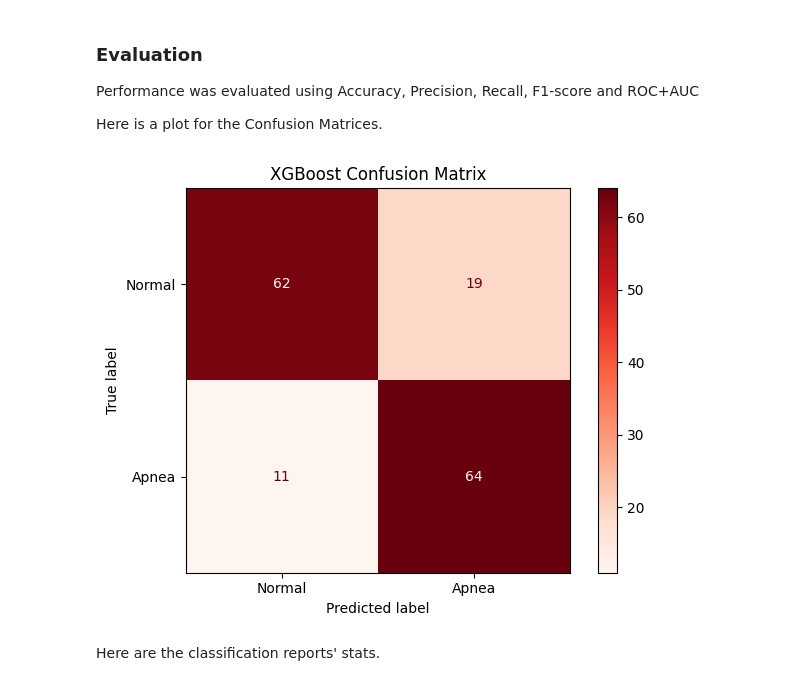
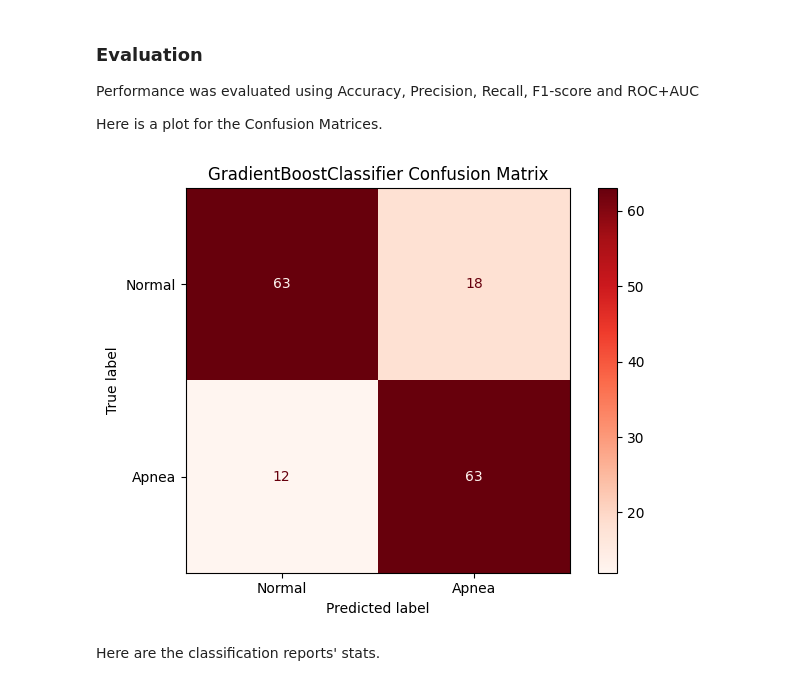
Before and after one commit to tinoseppala/notebooks, a Jupyter notebook: Sleep Apnea Detection/sleep_apnea_detection.ipynb, the cells around one changed output. Cells and saved outputs as stored; diff of their text form; code cells hidden in the pictures.

```diff
--- a/Sleep Apnea Detection/sleep_apnea_detection.ipynb
+++ b/Sleep Apnea Detection/sleep_apnea_detection.ipynb
@@ -308,12 +321,12 @@ final_classification = classification_report(y_test, y_pred)
 final_confusion = confusion_matrix(y_test, y_pred)
 # %%
 ConfusionMatrixDisplay(final_confusion, display_labels=['Normal', 'Apnea']).plot(cmap='Reds')
-plt.title('XGBoost Confusion Matrix')
+plt.title('GradientBoostClassifier Confusion Matrix')
 
 plt.tight_layout()
 plt.show()
 # %% [output]
-[figure, old version]
+[figure, new version]
 # %% [markdown]
 Here are the classification reports' stats.
 # %% [markdown]
```
Also changed, not shown: parts of 8 cells of this notebook.
